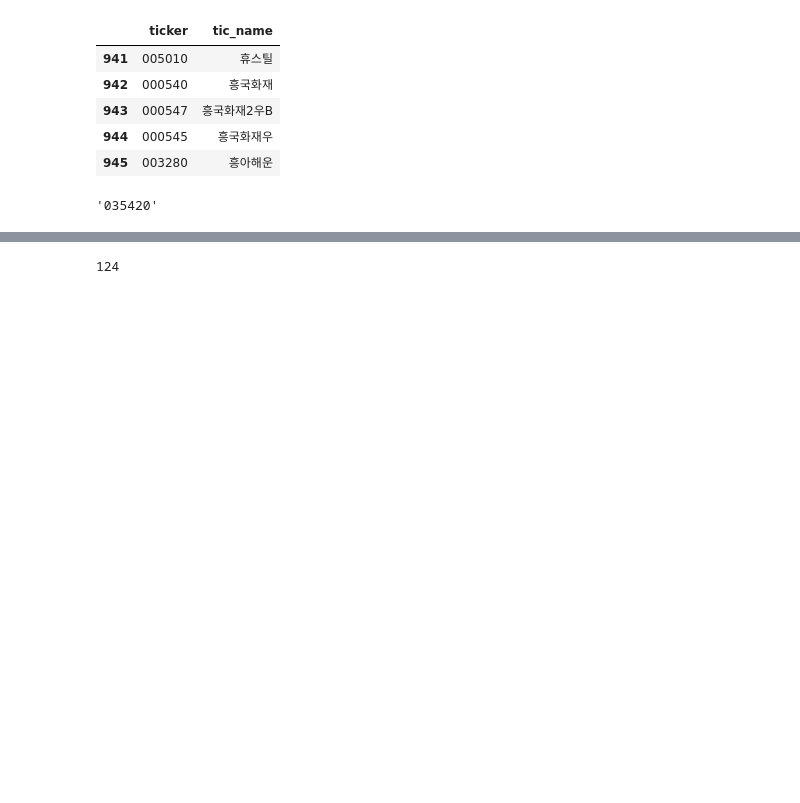
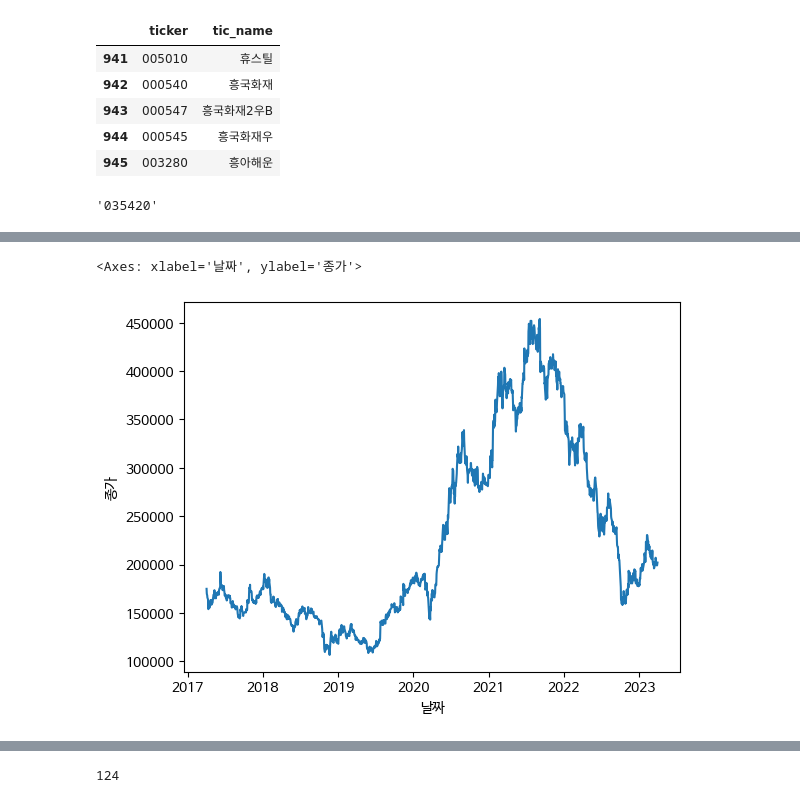
Before and after one commit to PARKHYOUNJUNG/phj_lms23, a Jupyter notebook: CODE/PHJ_20days.ipynb, the cells around one changed output, grey strips where cells are left out. Cells and saved outputs as stored; diff of their text form; code cells hidden in the pictures; blank space fills up the shorter version.

```diff
--- a/CODE/PHJ_20days.ipynb
+++ b/CODE/PHJ_20days.ipynb
@@ -71,3 +154,7 @@ df['']
 # %%
 import seaborn as sns
+sns.lineplot(x=df.index,y=df['종가'])
+# %% [output]
+<Axes: xlabel='날짜', ylabel='종가'>
+[figure, added]
 # %%
```
Also changed, not shown: parts of 15 cells of this notebook.
